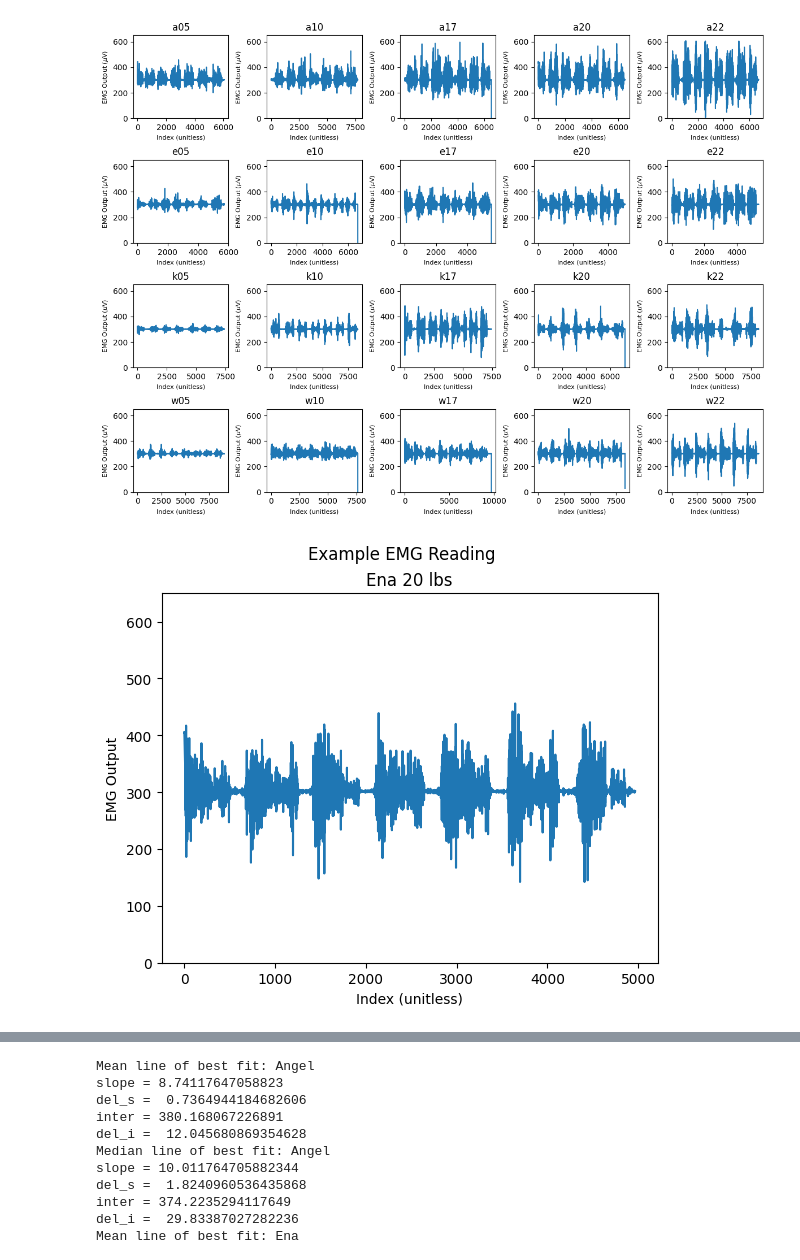
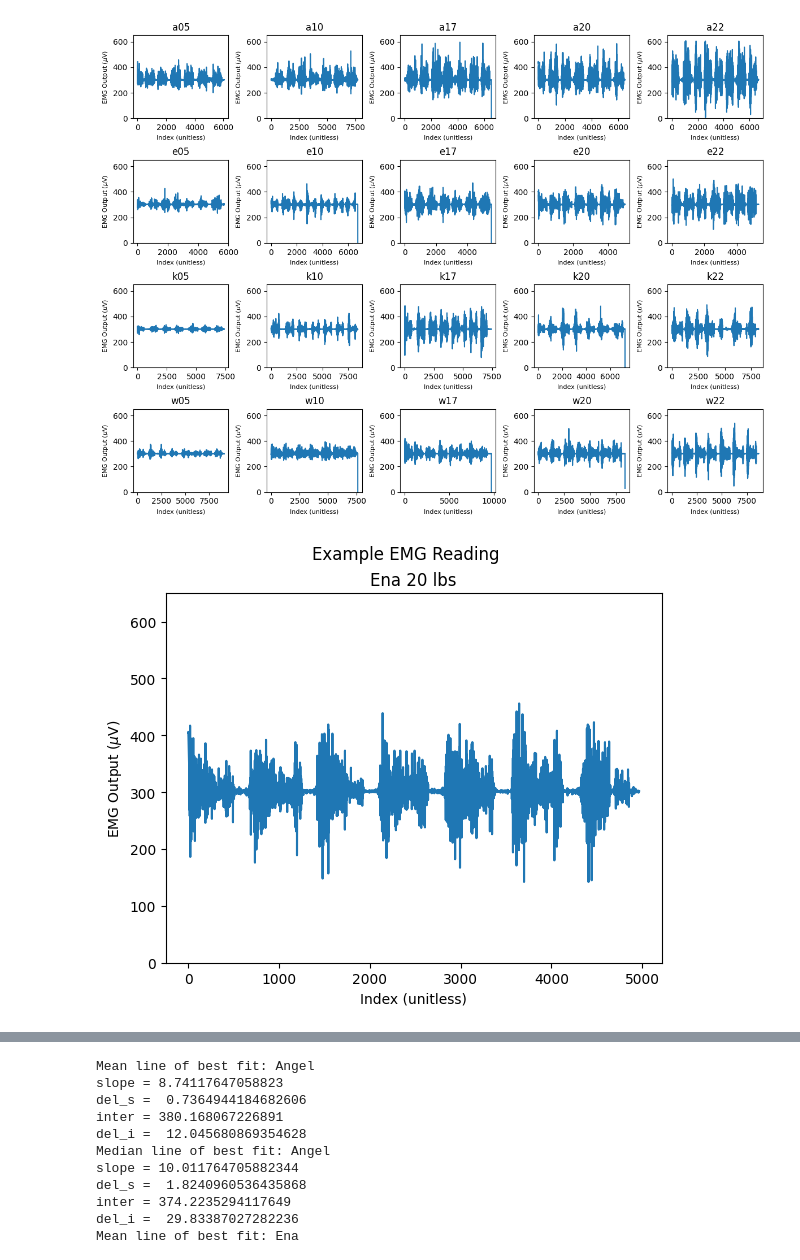
Before and after one commit to nouturnsign/physemg, a Jupyter notebook: preanalysis.ipynb, the cells around one changed output, grey strips where cells are left out. Cells and saved outputs as stored; diff of their text form; code cells hidden in the pictures.

```diff
--- a/preanalysis.ipynb
+++ b/preanalysis.ipynb
@@ -45,20 +45,20 @@ fig.show()
 # %%
 YMIN = 0
 YMAX = 650
 
 ax = plt.gca()
 plt.suptitle("Example EMG Reading")
 ax.set_title("Ena 20 lbs")
 ax.set_xlabel("Index (unitless)")
 ax.set_ylim((YMIN, YMAX))
-ax.set_ylabel("EMG Output")
+ax.set_ylabel("EMG Output ($\mu$V)")
 
 data = np.loadtxt("data/e20.txt")
 plt.plot(data)
 plt.savefig("output/e20data.png")
 plt.show()
 # %% [output]
-[figure, old version]
+[figure, new version]
 # %%
 YMIN = 0
 YMAX = 650
```
Also changed, not shown: parts of 2 cells of this notebook, 3 other files.
